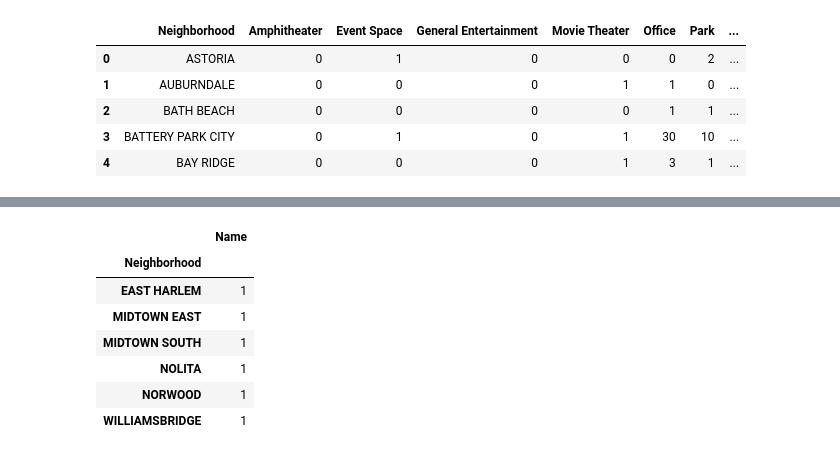
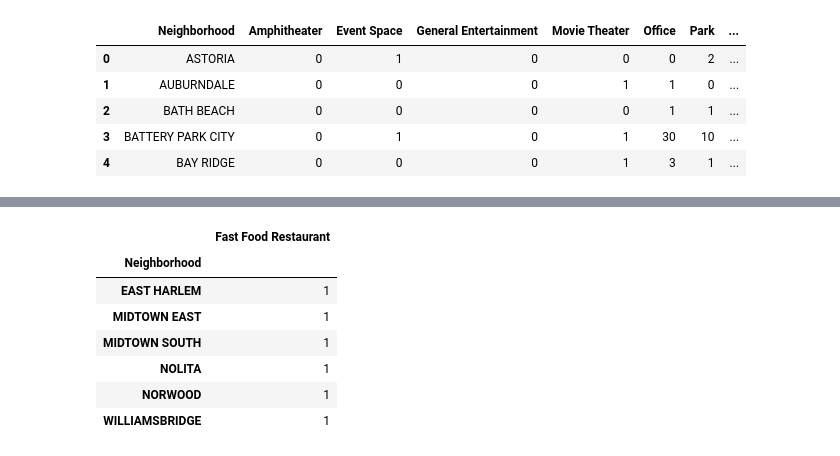
Before and after one commit to catkeeper1/Coursera_Capstone, a Jupyter notebook: capstone_final_assignment1.ipynb, the cells around one changed output, grey strips where cells are left out. Saved outputs shown, nothing was run; the diff lists cells and outputs as text; code cells hidden in the pictures.

```diff
--- a/capstone_final_assignment1.ipynb
+++ b/capstone_final_assignment1.ipynb
@@ -82,6 +92,6 @@ else:
 neighborhood_rent.csv is exist, will not download data again.
 # %%
 neighborhood_rent = pd.read_csv('./neighborhood_rent.csv')
-
+neighborhood_rent.drop(['Unnamed: 0'], axis=1, inplace=True)
 neighborhood_rent.head()
 # %% [output]
@@ -282,30 +292,31 @@ neighborhoods_venues_sorted.head()
 # %%
 ff_vn_categories = {
 
     'Fast Food Restaurant': '4bf58dd8d48988d16e941735'
 }
 
 ff_venues_csv = Path('./neighborhood_fastfood_venues.csv')
 neighborhood_ff_venues = None
 
 # check the venues data is explored and downloaded
 if( ff_venues_csv.exists() ):
     neighborhood_ff_venues = pd.read_csv('./neighborhood_fastfood_venues.csv')
 else:
     neighborhood_ff_venues = pd.DataFrame(columns=[ 'Category','Latitude', 'Longitude'])
     for name, lat, lng , avg_rent, name in zip(neighborhood_rent["areaName"], neighborhood_rent["latitude"], neighborhood_rent["longitude"], neighborhood_rent["avg_rent"], neighborhood_rent["areaName"]):
         for cat in ff_vn_categories:
             df = venues_nearby(lat, lng, cat, ff_vn_categories, name)
             df['Neighborhood'] = name
             df['Average Rent'] = avg_rent
             df['Category'] = cat
             neighborhood_ff_venues = neighborhood_ff_venues.append(df, sort=True)
     neighborhood_ff_venues.to_csv('neighborhood_fastfood_venues.csv', index=False)
 
 neighborhood_ff_venues=neighborhood_ff_venues[["Neighborhood","Name"]].groupby("Neighborhood").count()
+neighborhood_ff_venues.rename(columns={"Name": "Fast Food Restaurant"}, inplace=True)
 neighborhood_ff_venues.head(10)
 # %% [output]
-|  | Name |
+|  | Fast Food Restaurant |
 | Neighborhood |  |
 | EAST HARLEM | 1 |
 | MIDTOWN EAST | 1 |
```
Also changed, not shown: parts of 11 cells of this notebook, 2 other files.
